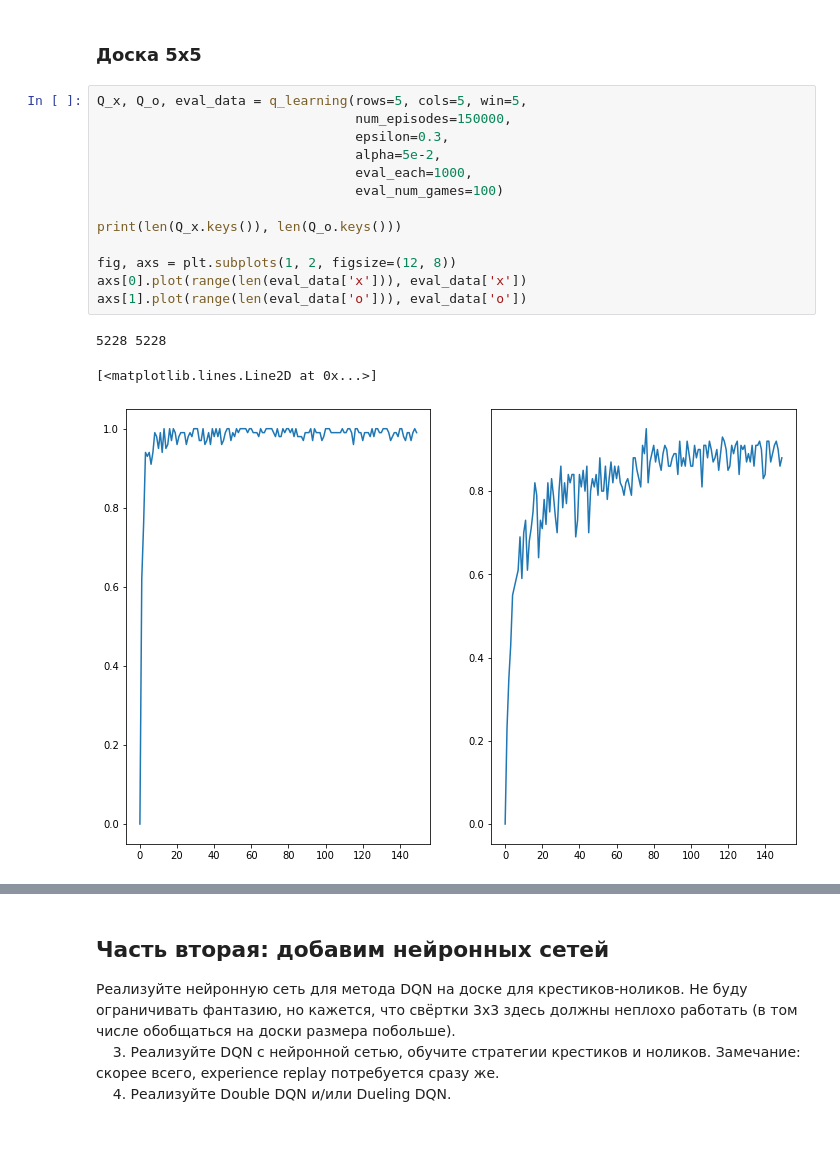
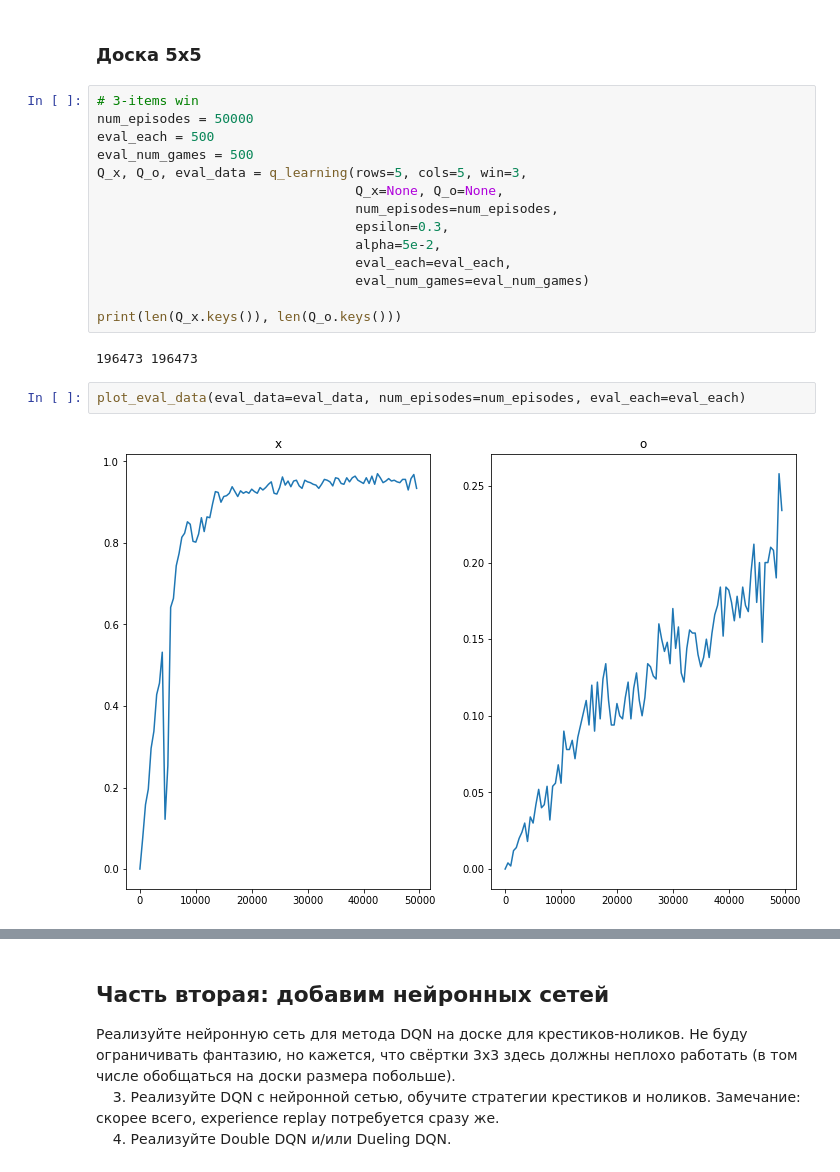
Before and after one commit to biquaternion/MADE2021_Advanced_DL_n_RL, a Jupyter notebook: HW2/HW2_tictactoe.ipynb, the cells around one changed output, grey strips where cells are left out. Drawn from its saved outputs; the diff is of its cells as text; blank space fills up the shorter version.

```diff
--- a/HW2/HW2_tictactoe.ipynb
+++ b/HW2/HW2_tictactoe.ipynb
@@ -168,19 +202,22 @@ axs[1].plot(range(len(eval_data['o'])), eval_data['o'])
 # %% [markdown]
 ### Доска 5x5
 # %%
-Q_x, Q_o, eval_data = q_learning(rows=5, cols=5, win=5,
-                                 num_episodes=150000,
+# 3-items win
+num_episodes = 50000
+eval_each = 500
+eval_num_games = 500
+Q_x, Q_o, eval_data = q_learning(rows=5, cols=5, win=3,
+                                 Q_x=None, Q_o=None,
+                                 num_episodes=num_episodes,
                                  epsilon=0.3,
                                  alpha=5e-2,
-                                 eval_each=1000,
-                                 eval_num_games=100)
+                                 eval_each=eval_each,
+                                 eval_num_games=eval_num_games)
 
 print(len(Q_x.keys()), len(Q_o.keys()))
-
-fig, axs = plt.subplots(1, 2, figsize=(12, 8))
-axs[0].plot(range(len(eval_data['x'])), eval_data['x'])
-axs[1].plot(range(len(eval_data['o'])), eval_data['o'])
 # %% [output]
-5228 5228
+196473 196473
-[<matplotlib.lines.Line2D at 0x...>]
-[figure, removed]
+# %%
+plot_eval_data(eval_data=eval_data, num_episodes=num_episodes, eval_each=eval_each)
+# %% [output]
+[figure, added]
```
Also changed, not shown: parts of 36 cells of this notebook.
